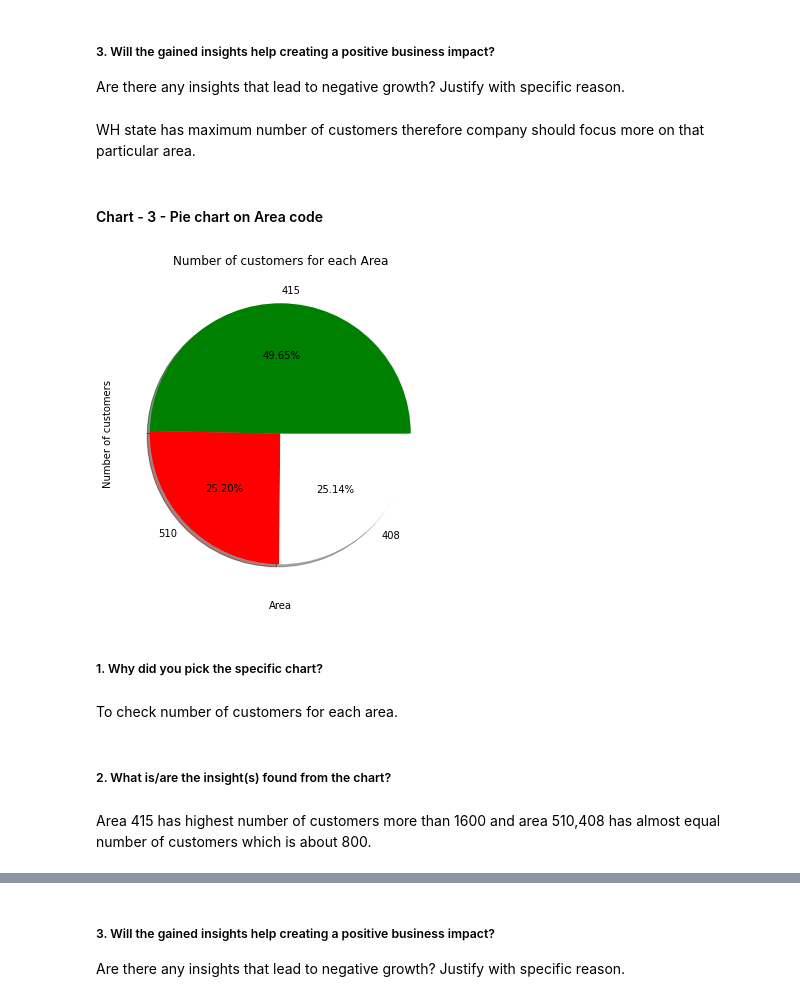
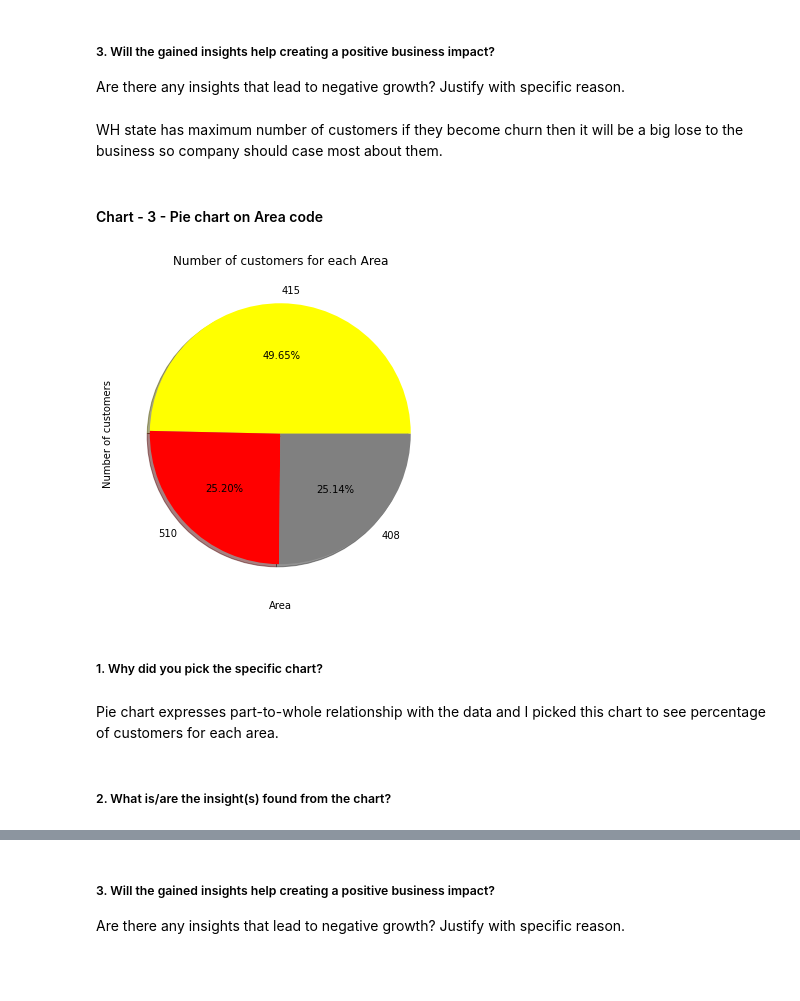
Before and after one commit to mdismailquraishicse/TelecomChurnAnalysis, a Jupyter notebook: TelecomChurnAnalysis.ipynb, the cells around one changed output, grey strips where cells are left out. Saved outputs shown, nothing was run; the diff lists cells and outputs as text; code cells hidden in the pictures; blank space fills up the shorter version.

```diff
--- a/TelecomChurnAnalysis.ipynb
+++ b/TelecomChurnAnalysis.ipynb
@@ -944,24 +976,22 @@ Number of customer is highest in WV that is more than 100 and for CA is least th
 # %% [markdown]
 ##### 3. Will the gained insights help creating a positive business impact?
 Are there any insights that lead to negative growth? Justify with specific reason.
-# %% [markdown]
-WH state has maximum number of customers therefore company should focus more on that particular area.
+# %% [markdown]
+WH state has maximum number of customers if they become churn then it will be a big lose to the business so company should case most about them.
 # %% [markdown]
 #### Chart - 3 - Pie chart on Area code
 # %%
 # Chart - 3 visualization code
-telecom_df['Area code'].value_counts().plot.pie(autopct='%0.02f%%', colors={'red','white','green'}, shadow= True)
+telecom_df['Area code'].value_counts().plot.pie(autopct='%0.02f%%', colors={'r','gray','yellow'}, shadow= True)
 plt.title('Number of customers for each Area')
 plt.xlabel('Area')
 plt.ylabel('Number of customers')
 plt.show()
 # %% [output]
-[figure, old version]
+[figure, new version]
 # %% [markdown]
 ##### 1. Why did you pick the specific chart?
-# %% [markdown]
-To check number of customers for each area.
+# %% [markdown]
+Pie chart expresses part-to-whole relationship with the data and I picked this chart to see percentage of customers for each area.
 # %% [markdown]
 ##### 2. What is/are the insight(s) found from the chart?
-# %% [markdown]
-Area 415 has highest number of customers more than 1600 and area 510,408 has almost equal number of customers which is about 800.
```
Also changed, not shown: parts of 63 cells of this notebook.
